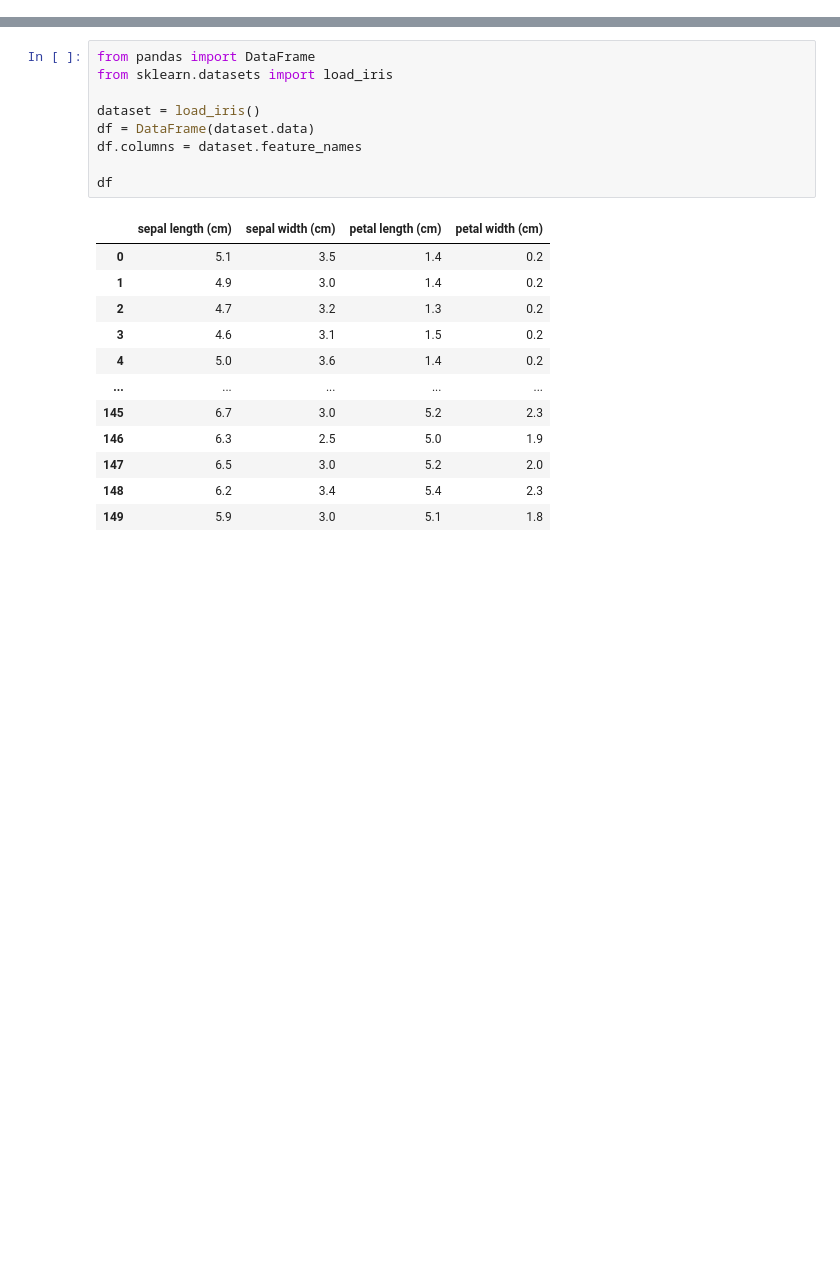
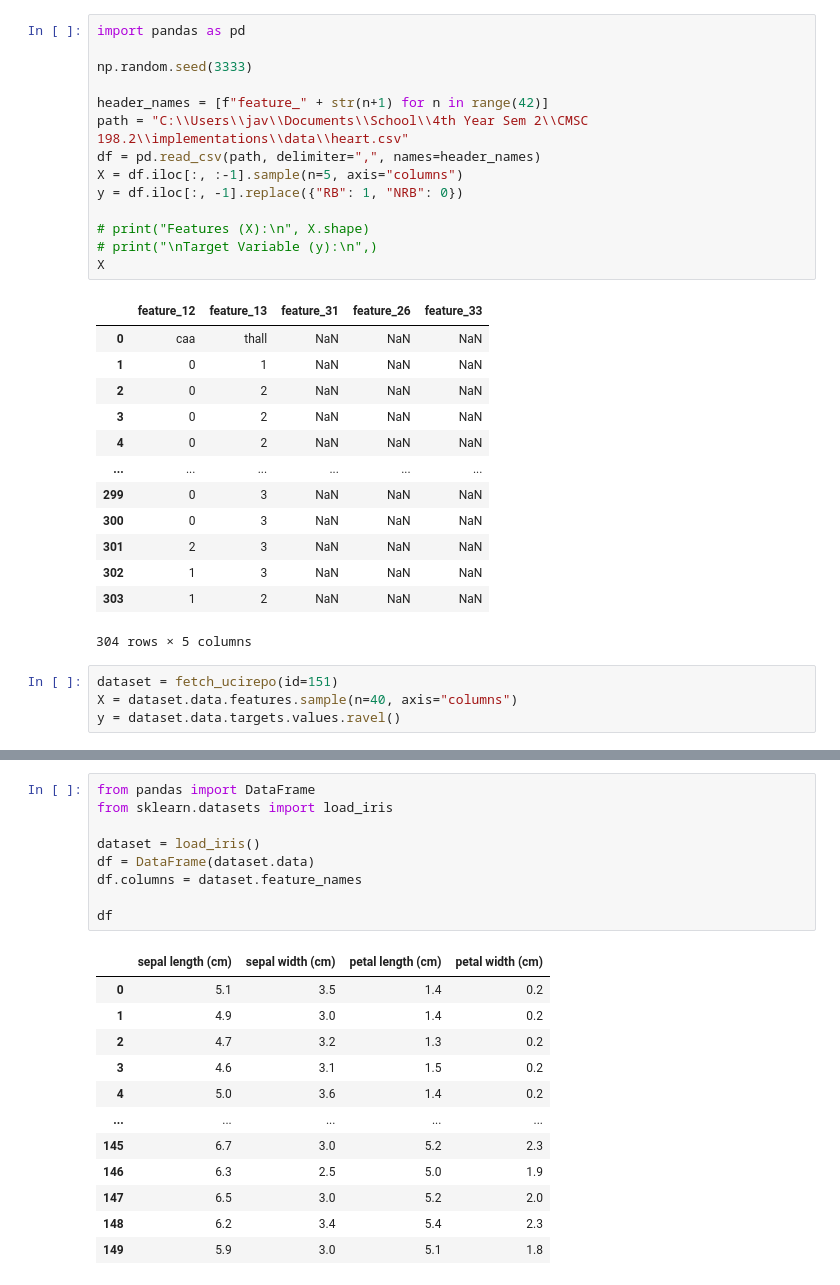
Before and after one commit to riaqliu/implementations, a Jupyter notebook: shapley/new_shap/new_shap.ipynb, the cells around one changed output, grey strips where cells are left out. Drawn from its saved outputs; the diff is of its cells as text; blank space fills up the shorter version.

```diff
--- a/shapley/new_shap/new_shap.ipynb
+++ b/shapley/new_shap/new_shap.ipynb
@@ -47,0 +44,32 @@ print(aids_clinical_trials_group_study_175.feature_names)
+# %%
+import pandas as pd
+
+np.random.seed(3333)
+
+header_names = [f"feature_" + str(n+1) for n in range(42)]
+path = "C:\\Users\\jav\\Documents\\School\\4th Year Sem 2\\CMSC 198.2\\implementations\\data\\heart.csv"
+df = pd.read_csv(path, delimiter=",", names=header_names)
+X = df.iloc[:, :-1].sample(n=5, axis="columns")
+y = df.iloc[:, -1].replace({"RB": 1, "NRB": 0})
+
+# print("Features (X):\n", X.shape)
+# print("\nTarget Variable (y):\n",)
+X
+# %% [output]
+|  | feature_12 | feature_13 | feature_31 | feature_26 | feature_33 |
+| 0 | caa | thall | NaN | NaN | NaN |
+| 1 | 0 | 1 | NaN | NaN | NaN |
+| 2 | 0 | 2 | NaN | NaN | NaN |
+| 3 | 0 | 2 | NaN | NaN | NaN |
+| 4 | 0 | 2 | NaN | NaN | NaN |
+| ... | ... | ... | ... | ... | ... |
+| 299 | 0 | 3 | NaN | NaN | NaN |
+| 300 | 0 | 3 | NaN | NaN | NaN |
+| 301 | 2 | 3 | NaN | NaN | NaN |
+| 302 | 1 | 3 | NaN | NaN | NaN |
+| 303 | 1 | 2 | NaN | NaN | NaN |
+304 rows × 5 columns
+# %%
+dataset = fetch_ucirepo(id=151)
+X = dataset.data.features.sample(n=40, axis="columns")
+y = dataset.data.targets.values.ravel()
```
Also changed, not shown: parts of 4 cells of this notebook, 8 other files.
